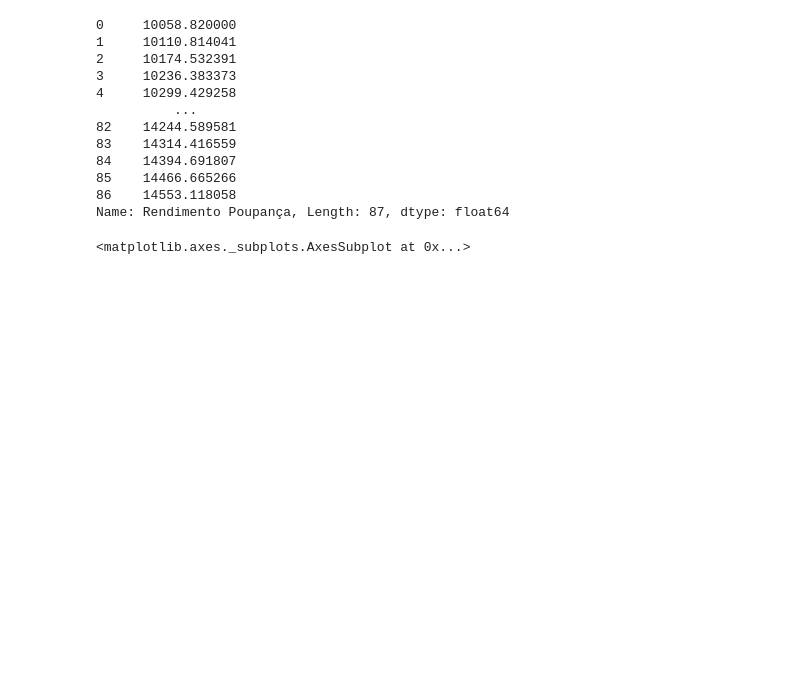
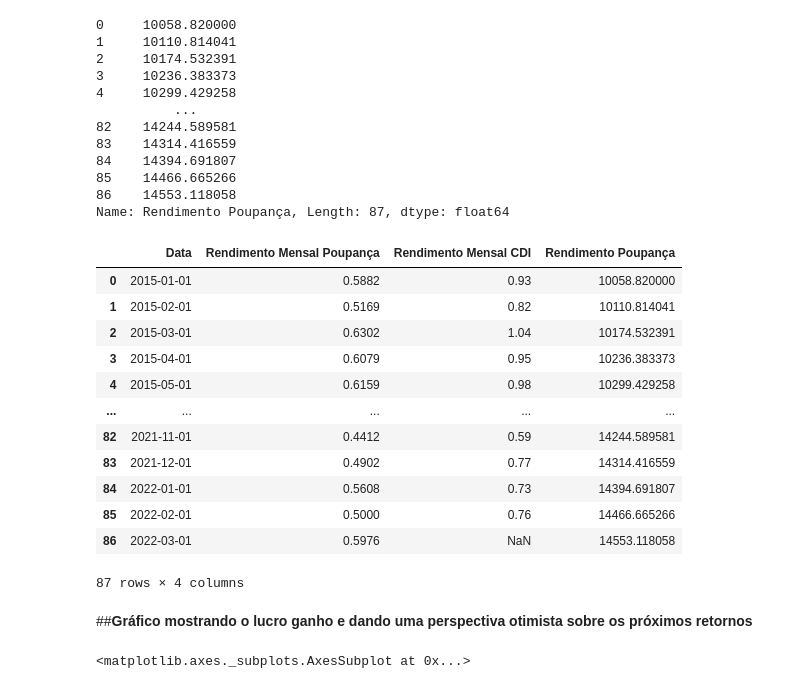
Before and after one commit to matheusmoura-stack/Investment-Analysis-using-Python, a Jupyter notebook: Project_test001.ipynb, the cells around one changed output. Cells and saved outputs as stored; diff of their text form; code cells hidden in the pictures; blank space fills up the shorter version.

```diff
--- a/Project_test001.ipynb
+++ b/Project_test001.ipynb
@@ -98,4 +109,22 @@ data_hist.loc[:, 'Rendimento Poupança']
 85    14466.665266
 86    14553.118058
 Name: Rendimento Poupança, Length: 87, dtype: float64
+# %%
+data_hist
+# %% [output]
+|  | Data | Rendimento Mensal Poupança | Rendimento Mensal CDI | Rendimento Poupança |
+| 0 | 2015-01-01 | 0.5882 | 0.93 | 10058.820000 |
+| 1 | 2015-02-01 | 0.5169 | 0.82 | 10110.814041 |
+| 2 | 2015-03-01 | 0.6302 | 1.04 | 10174.532391 |
+| 3 | 2015-04-01 | 0.6079 | 0.95 | 10236.383373 |
+| 4 | 2015-05-01 | 0.6159 | 0.98 | 10299.429258 |
+| ... | ... | ... | ... | ... |
+| 82 | 2021-11-01 | 0.4412 | 0.59 | 14244.589581 |
+| 83 | 2021-12-01 | 0.4902 | 0.77 | 14314.416559 |
+| 84 | 2022-01-01 | 0.5608 | 0.73 | 14394.691807 |
+| 85 | 2022-02-01 | 0.5000 | 0.76 | 14466.665266 |
+| 86 | 2022-03-01 | 0.5976 | NaN | 14553.118058 |
+87 rows × 4 columns
+# %% [markdown]
+##**Gráfico mostrando o lucro ganho e dando uma perspectiva otimista sobre os próximos retornos**
 # %%
```
Also changed, not shown: parts of 18 cells of this notebook.
